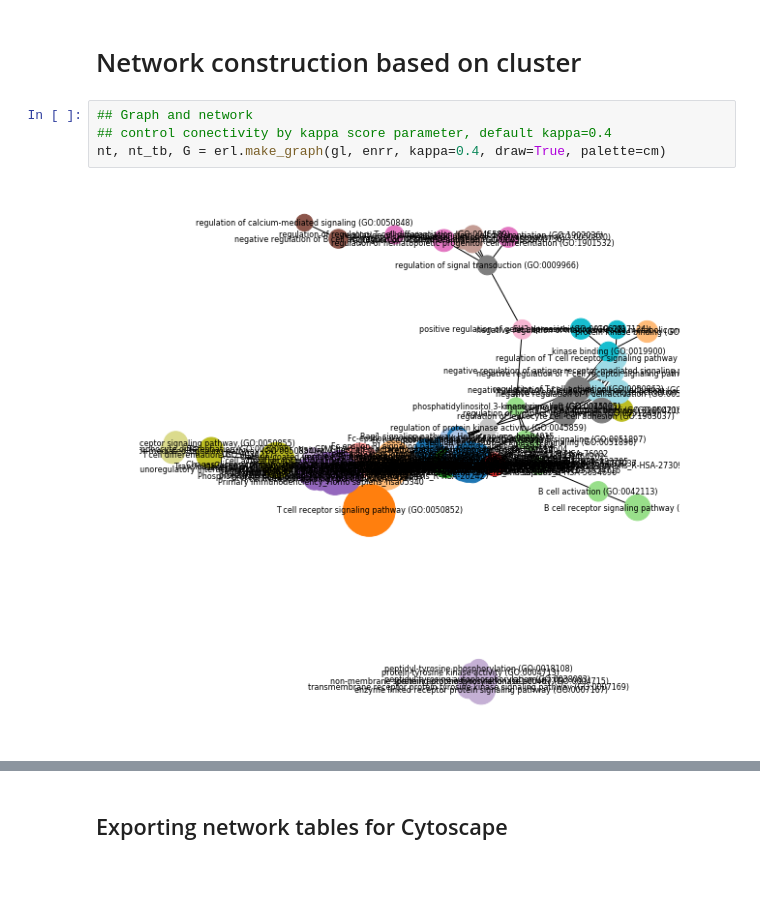
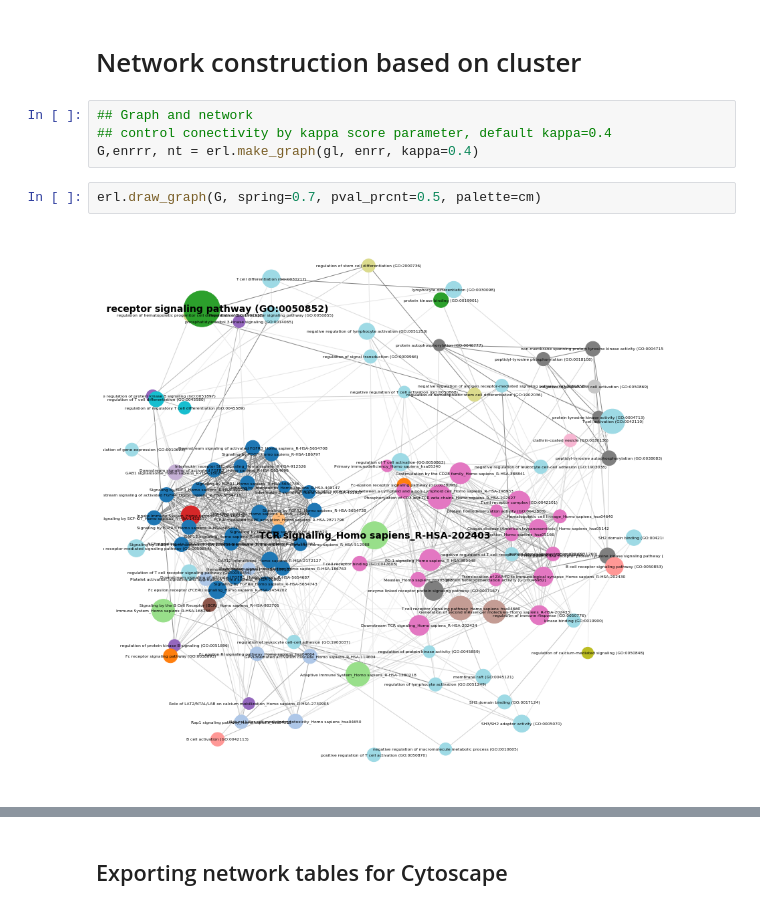
Before and after one commit to Benja1972/bioinformatics, a Jupyter notebook: EnrichrLib_tutorial.ipynb, the cells around one changed output, grey strips where cells are left out. Cells and saved outputs as stored; diff of their text form; blank space fills up the shorter version.

```diff
--- a/EnrichrLib_tutorial.ipynb
+++ b/EnrichrLib_tutorial.ipynb
@@ -186,6 +186,8 @@ Text(0.5,0,'%Genes/Term')
 # %%
 ## Graph and network
 ## control conectivity by kappa score parameter, default kappa=0.4
-nt, nt_tb, G = erl.make_graph(gl, enrr, kappa=0.4, draw=True, palette=cm)
+G,enrrr, nt = erl.make_graph(gl, enrr, kappa=0.4)
-# %% [output]
-[figure, removed]
+# %%
+erl.draw_graph(G, spring=0.7, pval_prcnt=0.5, palette=cm)
+# %% [output]
+[figure, added]
```
Also changed, not shown: parts of 15 cells of this notebook, 5 other files.
